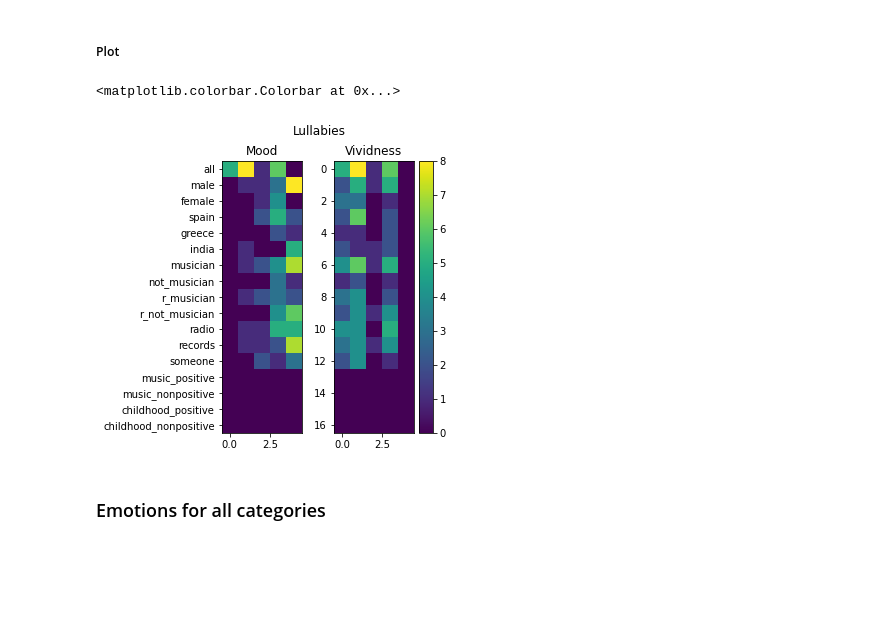
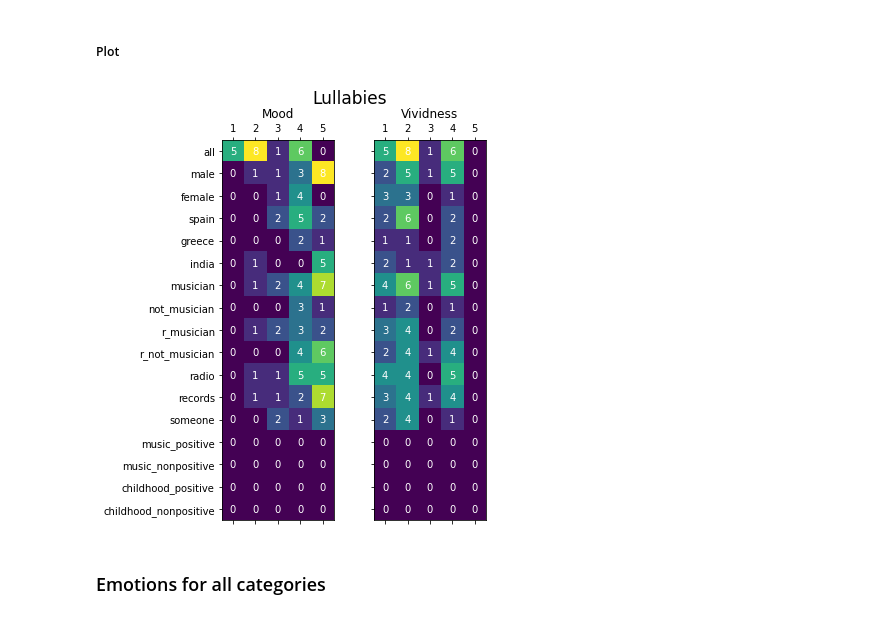
Before and after one commit to chrispla/early-musical-memories, a Jupyter notebook: vis.ipynb, the cells around one changed output. Saved outputs shown, nothing was run; the diff lists cells and outputs as text; code cells hidden in the pictures; blank space fills up the shorter version.

Commit message:
heatmap with annotations

```diff
--- a/vis.ipynb
+++ b/vis.ipynb
@@ -264,29 +276,40 @@ for i in ["", ".1", ".2", ".3", ".4", ".5", ".6"]:
 # %%
 mood_ = np.zeros((17,5))
 for i, cat in enumerate(sec_vars):
     for entry in zip(mood[''][cat].index.values.tolist(), mood[''][cat].tolist()):
         mood_[i, int(entry[0]-1)] = entry[1]
 vivid_ = np.zeros((17,5))
 for i, cat in enumerate(sec_vars):
     for entry in zip(vivid[''][cat].index.values.tolist(), vivid[''][cat].tolist()):
         vivid_[i, int(entry[0]-1)] = entry[1]
 
-fig, axes = plt.subplots(nrows=1, ncols=2, figsize=(4,5))
-plt.suptitle("Lullabies")
+fig, axes = plt.subplots(nrows=1, ncols=2, figsize=(4,7))
+plt.suptitle("Lullabies", fontsize=17)
 
 # mood
-axes[0].imshow(mood_)
+axes[0].matshow(mood_)
 axes[0].set_yticks(ticks=range(17))
 axes[0].set_yticklabels(labels=sec_vars)
+axes[0].set_xticks(ticks=range(5))
+axes[0].set_xticklabels(labels=['1','2','3','4','5'])
 axes[0].set_title("Mood")
+for i in range(17):
+    for j in range(5):
+        text = axes[0].text(j, i, str(int(mood_[i][j])),
+                       ha="center", va="center", color="w")
 
 # vividness
-right = axes[1].imshow(vivid_)
+right = axes[1].matshow(vivid_)
 axes[1].set_title("Vividness")
-
-fig.colorbar(right)
+axes[1].set_xticks(ticks=range(5))
+axes[1].set_xticklabels(labels=['1','2','3','4','5'])
+axes[1].set_yticks(ticks=range(17))
+axes[1].set_yticklabels(labels=['','','','','','','','','','','','','','','','','',])
+for i in range(17):
+    for j in range(5):
+        text = axes[1].text(j, i, str(int(vivid_[i][j])),
+                       ha="center", va="center", color="w")
 # %% [output]
-<matplotlib.colorbar.Colorbar at 0x...>
-[figure, old version]
+[figure, new version]
 # %% [markdown]
 ### Emotions for all categories
```
Also changed, not shown: parts of 2 cells of this notebook.
